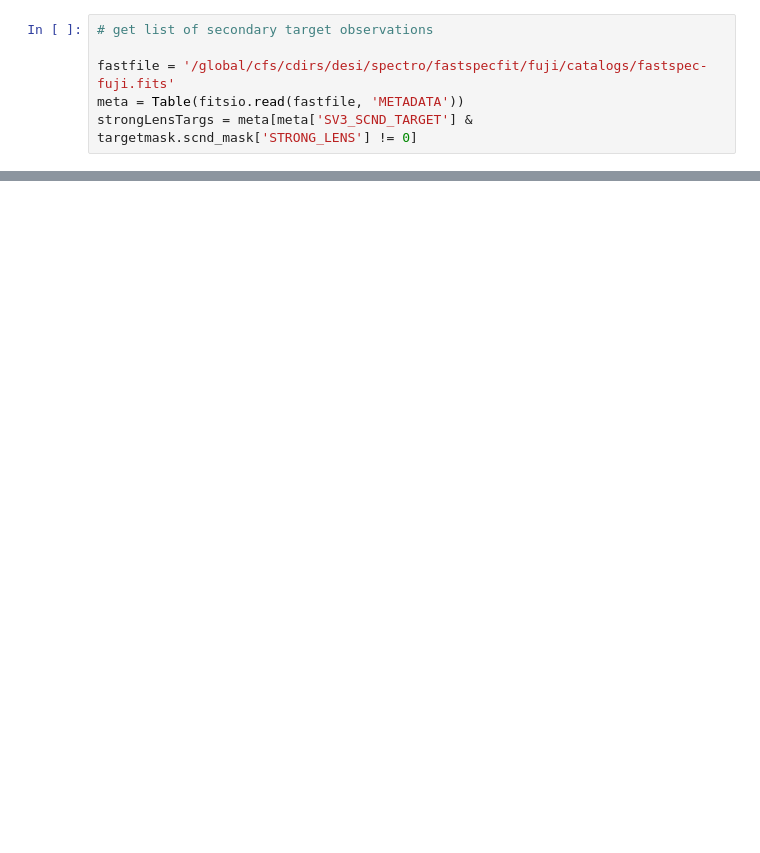
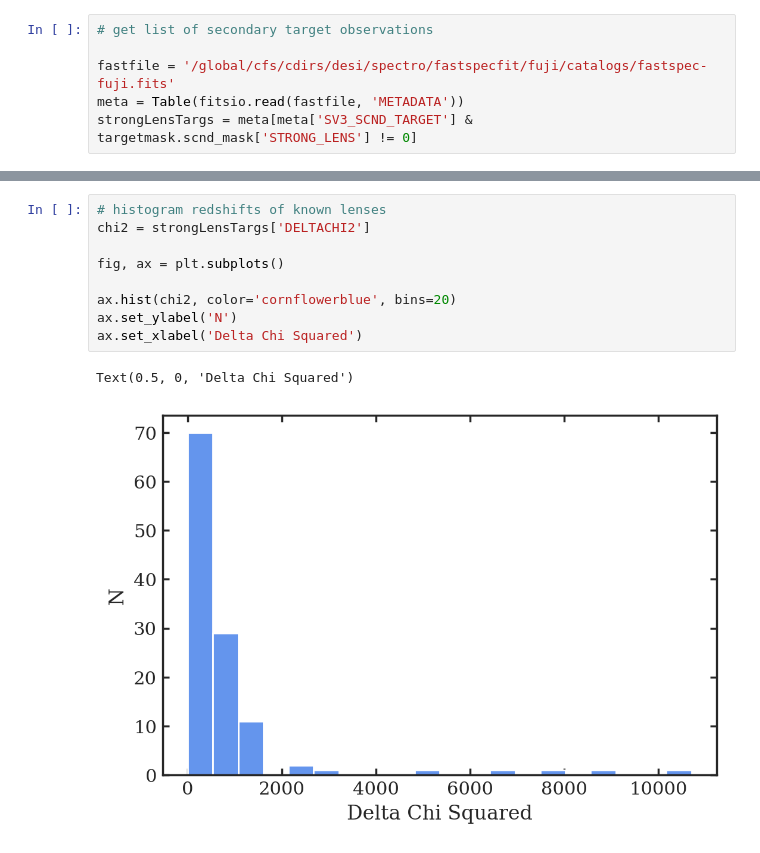
Before and after one commit to noahfranz13/SpecLens, a Jupyter notebook: findKnownSpecLens.ipynb, the cells around one changed output, grey strips where cells are left out. Cells and saved outputs as stored; diff of their text form; blank space fills up the shorter version.

```diff
--- a/findKnownSpecLens.ipynb
+++ b/findKnownSpecLens.ipynb
@@ -131,0 +157,12 @@ NameError: name 'overwrite' is not defined
+# %%
+# histogram redshifts of known lenses
+chi2 = strongLensTargs['DELTACHI2']
+
+fig, ax = plt.subplots()
+
+ax.hist(chi2, color='cornflowerblue', bins=20)
+ax.set_ylabel('N')
+ax.set_xlabel('Delta Chi Squared')
+# %% [output]
+Text(0.5, 0, 'Delta Chi Squared')
+[figure, added]
```
Also changed, not shown: parts of 4 cells of this notebook.
